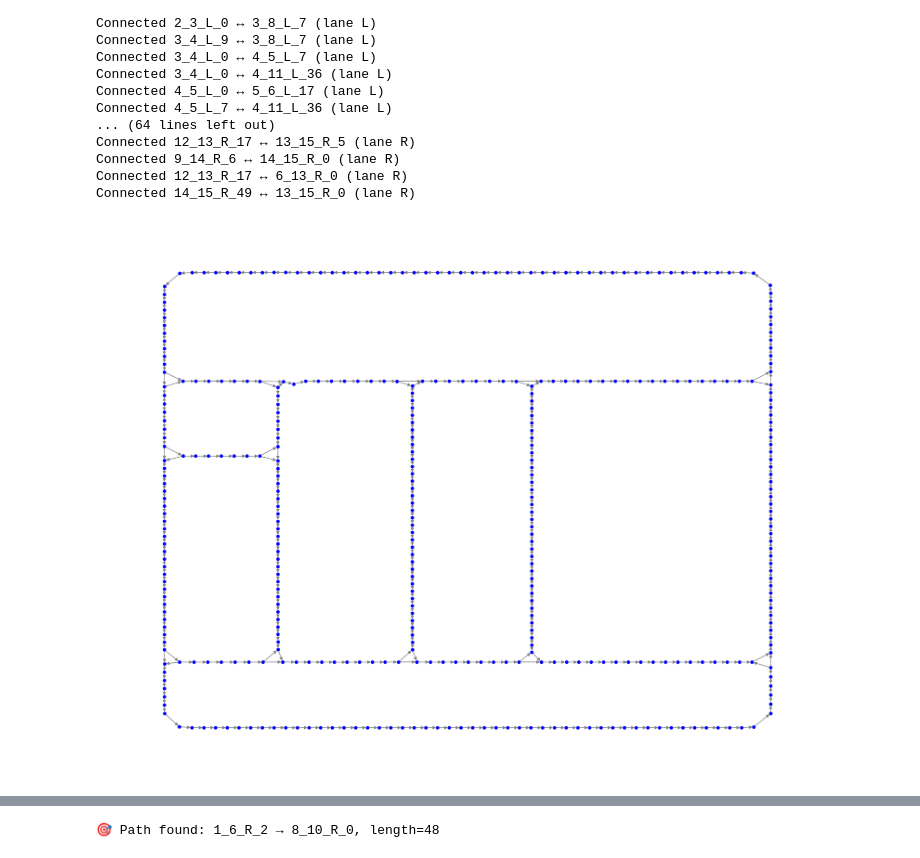
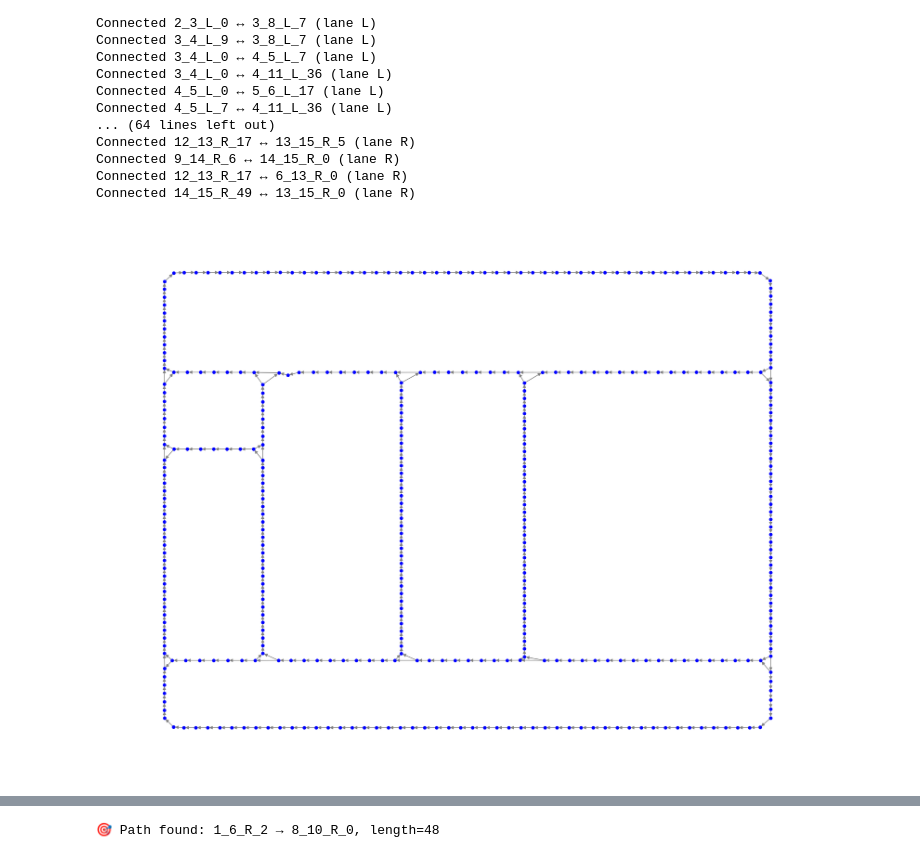
Before and after one commit to danielmtzbarba/carlabev-env, a Jupyter notebook: CarlaBEV/scripts/debug_map_graph.ipynb, the cells around one changed output, grey strips where cells are left out. Saved outputs shown, nothing was run; the diff lists cells and outputs as text; code cells hidden in the pictures.

```diff
--- a/CarlaBEV/scripts/debug_map_graph.ipynb
+++ b/CarlaBEV/scripts/debug_map_graph.ipynb
@@ -496,10 +496,10 @@ Connected 12_13_R_17 ↔ 6_13_R_0 (lane R)
 Connected 14_15_R_49 ↔ 13_15_R_0 (lane R)
 # %%
 # --- Visualization ---
-pos = {n: G_right.nodes[n]['pos'] for n in G_right.nodes}
-nx.draw(G_right, pos=pos, node_size=20, node_color='blue', edge_color='gray')
+pos = {n: G_left.nodes[n]['pos'] for n in G_left.nodes}
+nx.draw(G_left, pos=pos, node_size=20, node_color='blue', edge_color='gray')
 # %% [output]
-[figure, old version]
+[figure, new version]
 # %%
 import pickle
 
```
Also changed, not shown: parts of 2 cells of this notebook, 6 other files.
